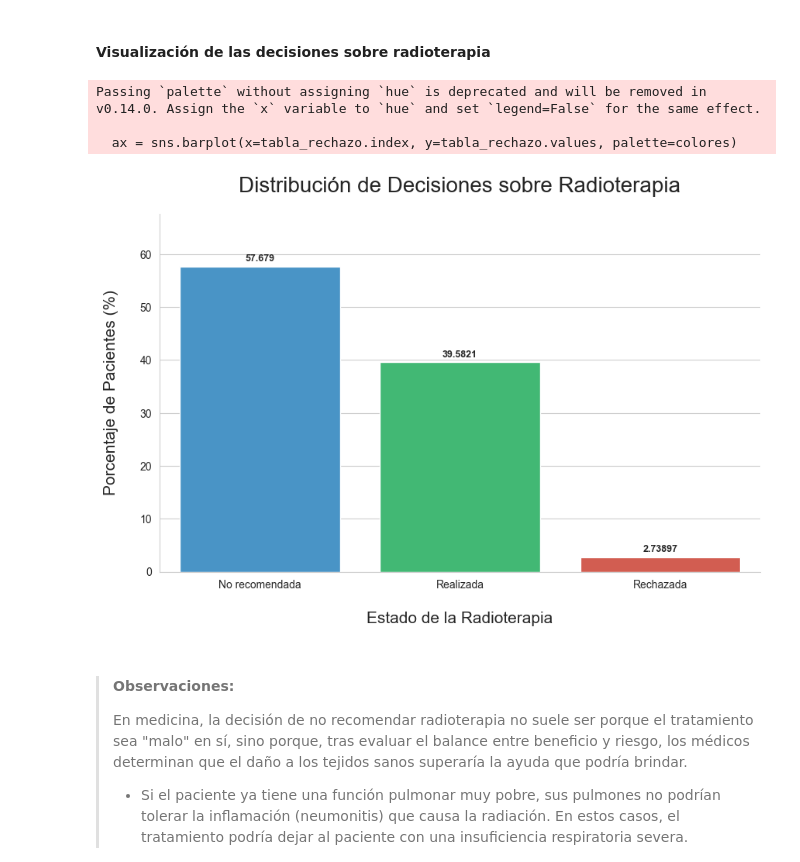
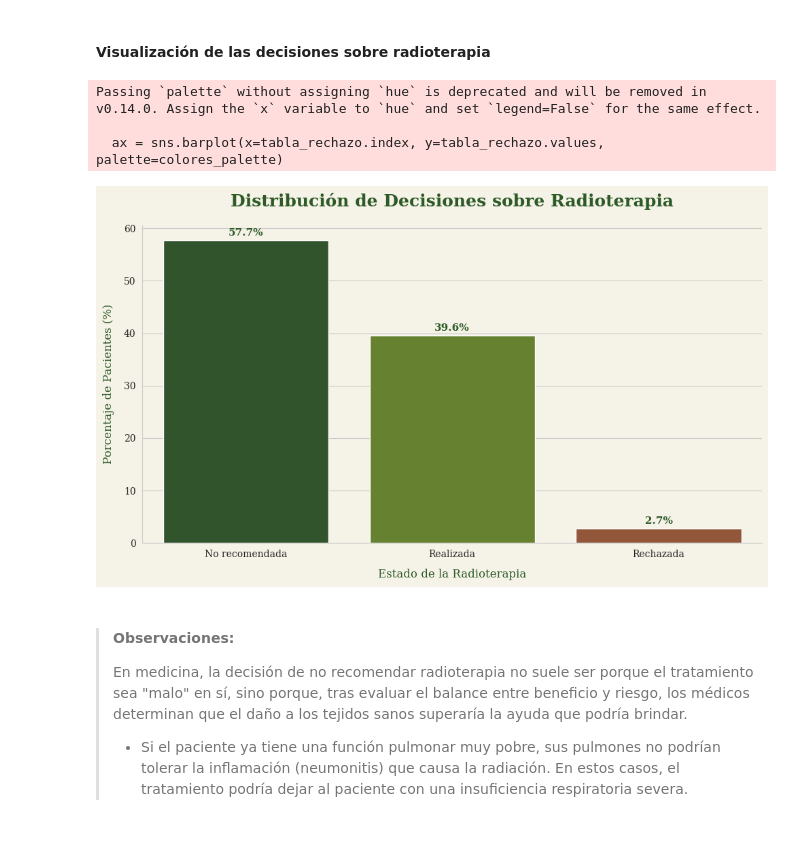
Before and after one commit to carlos-villa-restrepo/lung-cancer-prediction-xgboost, a Jupyter notebook: notebooks/betania_EDA_3.ipynb, the cells around one changed output. Drawn from its saved outputs; the diff is of its cells as text; code cells hidden in the pictures; blank space fills up the shorter version.

```diff
--- a/notebooks/betania_EDA_3.ipynb
+++ b/notebooks/betania_EDA_3.ipynb
@@ -1364,39 +1412,60 @@ Passing `palette` without assigning `hue` is deprecated and will be removed in v
 # %% [markdown]
 #### Visualización de las decisiones sobre radioterapia
 # %%
-# Identifica las decisiones basado en el mapeo
-# Usa la columna original de Radioterapia estandarizada
+import matplotlib.pyplot as plt
+import seaborn as sns
+
+# 1. Definimos los colores de tu plantilla (extraídos de la imagen)
+color_fondo = '#F5F2E7'  # El tono crema del papel
+verde_oscuro = '#2D5A27' # El verde de los marcos de tu plantilla
+verde_claro = '#6B8E23'  # Un verde oliva para contraste
+rojo_tenue = '#A0522D'   # Un siena/tierra para representar 'Rechazada' sin romper la estética
+
+# 2. Configuramos el estilo global para que parezca un libro antiguo
+plt.rcParams['font.family'] = 'serif'
+plt.rcParams['axes.facecolor'] = color_fondo
+plt.rcParams['figure.facecolor'] = color_fondo
+
+# Preparación de datos (tu lógica se mantiene)
 df['status_rad'] = df['rad_yesno'].map({
     'Rs': 'Realizada',
     'Rr': 'Rechazada',
     'Rnor': 'No recomendada'
 })
-
-# Calcula porcentajes
 tabla_rechazo = df['status_rad'].value_counts(normalize=True) * 100
 
-# Visualización
+# 3. Creación del gráfico
 plt.figure(figsize=(10, 6))
-colores = ['#3498db', '#2ecc71', '#e74c3c'] # Verde, Azul, Rojo para el rechazo
+colores_palette = [verde_oscuro, verde_claro, rojo_tenue]
 
-ax = sns.barplot(x=tabla_rechazo.index, y=tabla_rechazo.values, palette=colores)
+ax = sns.barplot(x=tabla_rechazo.index, y=tabla_rechazo.values, palette=colores_palette)
 
-# Etiquetas
+# Etiquetas con la fuente de la plantilla
 for container in ax.containers:
-    ax.bar_label(container, padding=3, fontsize=9, fontweight='bold')
+    ax.bar_label(container, fmt='%.1f%%', padding=3,
+                 fontsize=11, fontweight='bold', color=verde_oscuro)
 
-plt.title('Distribución de Decisiones sobre Radioterapia', fontsize=20, pad=20)
-plt.ylabel('Porcentaje de Pacientes (%)', fontsize=15, labelpad=20)
-plt.xlabel('Estado de la Radioterapia', fontsize=15, labelpad=20)
-plt.ylim(0, max(tabla_rechazo.values) + 10)
+# Personalización profesional
+plt.title('Distribución de Decisiones sobre Radioterapia',
+          fontsize=18, pad=20, color=verde_oscuro, fontweight='bold')
+plt.ylabel('Porcentaje de Pacientes (%)', fontsize=12, labelpad=10, color=verde_oscuro)
+plt.xlabel('Estado de la Radioterapia', fontsize=12, labelpad=10, color=verde_oscuro)
+
+# Ajustes finales de bordes
 sns.despine()
+plt.tight_layout()
+
+# 4. GUARDADO CLAVE: Aquí es donde evitas el "parche blanco"
+# Si vas a usar el fondo crema de Canva, guardamos con ese fondo.
+# Si quieres flexibilidad total, usa transparent=True.
+plt.savefig('grafico_radioterapia.png', facecolor=color_fondo, dpi=300, bbox_inches='tight')
 
 plt.show()
 # %% [output]
 Passing `palette` without assigning `hue` is deprecated and will be removed in v0.14.0. Assign the `x` variable to `hue` and set `legend=False` for the same effect.
 
-  ax = sns.barplot(x=tabla_rechazo.index, y=tabla_rechazo.values, palette=colores)
+  ax = sns.barplot(x=tabla_rechazo.index, y=tabla_rechazo.values, palette=colores_palette)
-[figure, old version]
+[figure, new version]
 # %% [markdown]
 >#### Observaciones:
 > En medicina, la decisión de no recomendar radioterapia no suele ser porque el tratamiento sea "malo" en sí, sino porque, tras evaluar el balance entre beneficio y riesgo, los médicos determinan que el daño a los tejidos sanos superaría la ayuda que podría brindar.
```
Also changed, not shown: parts of 2 cells of this notebook, 24 other files.
